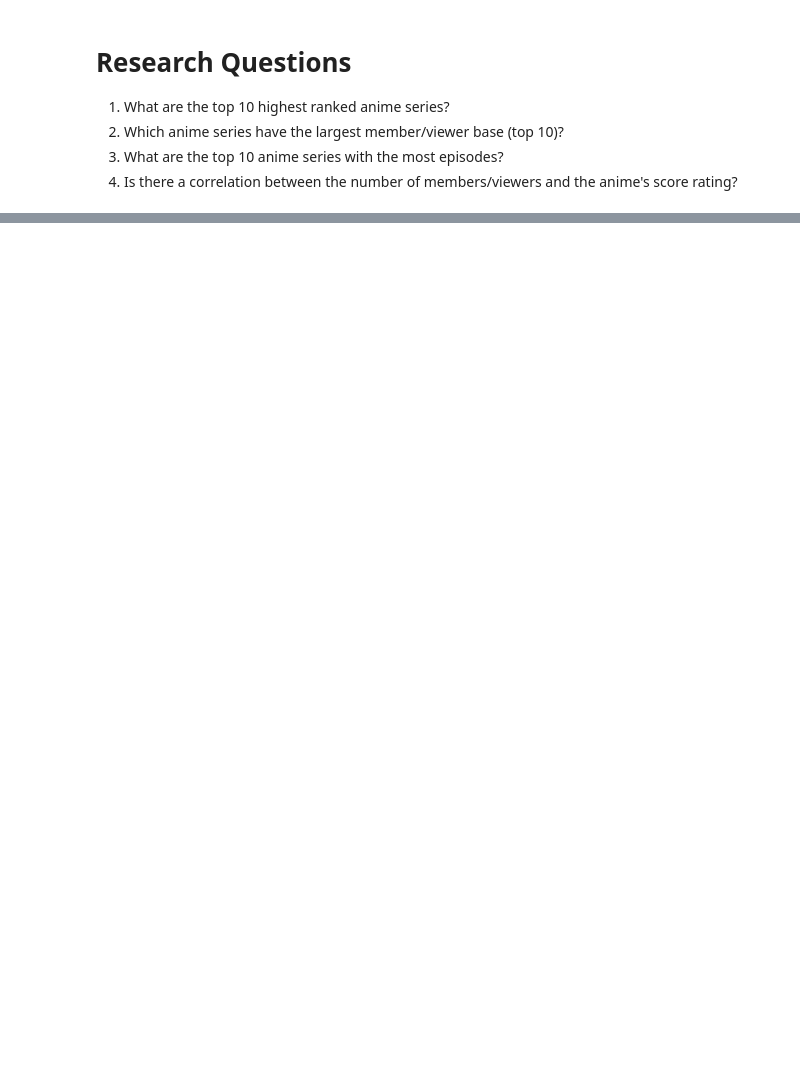
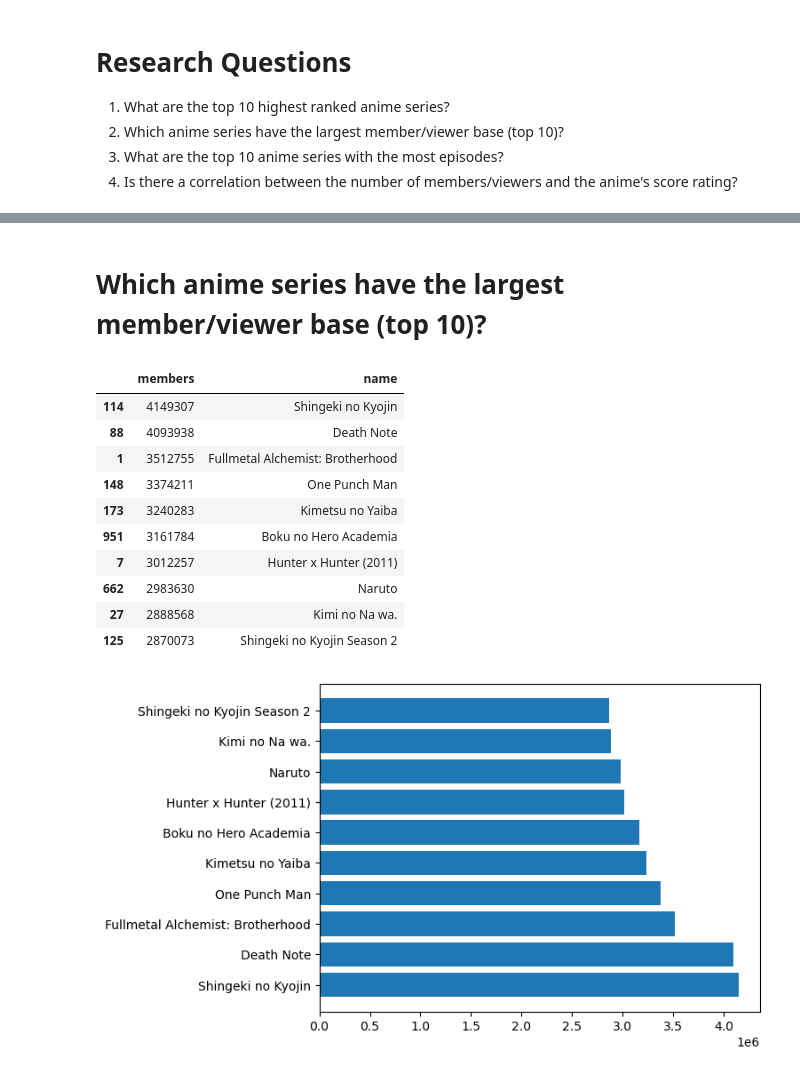
Before and after one commit to MostafaOsmanFathi/uber-eats-menu-analysis, a Jupyter notebook: webscrping.ipynb, the cells around one changed output, grey strips where cells are left out. Drawn from its saved outputs; the diff is of its cells as text; code cells hidden in the pictures; blank space fills up the shorter version.

```diff
--- a/webscrping.ipynb
+++ b/webscrping.ipynb
@@ -72,0 +226,21 @@ data_set.to_csv('anime_data.csv')
+# %% [markdown]
+# Which anime series have the largest member/viewer base (top 10)?
+# %%
+top_anime = df_anime.sort_values(by='members', ascending=False)
+
+top_10 = top_anime.head(10)
+plt.barh(top_10['name'], top_10['members'])
+top_10[['members', 'name']]
+# %% [output]
+|  | members | name |
+| 114 | 4149307 | Shingeki no Kyojin |
+| 88 | 4093938 | Death Note |
+| 1 | 3512755 | Fullmetal Alchemist: Brotherhood |
+| 148 | 3374211 | One Punch Man |
+| 173 | 3240283 | Kimetsu no Yaiba |
+| 951 | 3161784 | Boku no Hero Academia |
+| 7 | 3012257 | Hunter x Hunter (2011) |
+| 662 | 2983630 | Naruto |
+| 27 | 2888568 | Kimi no Na wa. |
+| 125 | 2870073 | Shingeki no Kyojin Season 2 |
+[figure, added]
```
Also changed, not shown: parts of 25 cells of this notebook.
